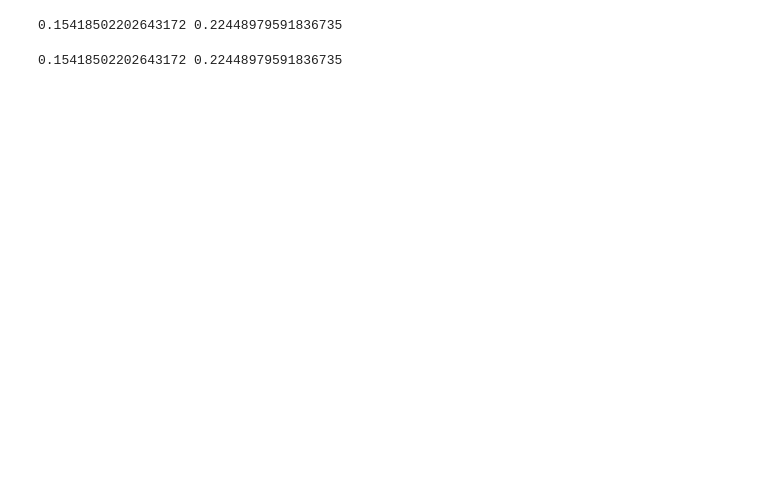
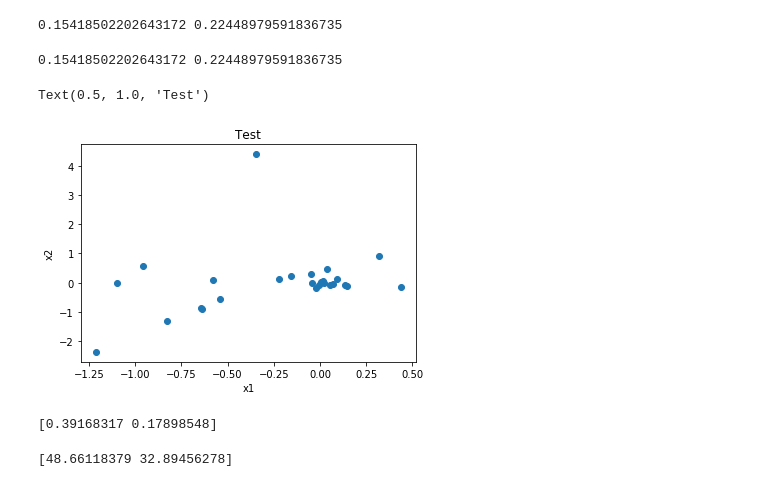
Before and after one commit to ZextarTFC/machine-learning, a Jupyter notebook: notebooks/Task1_10.10.2019.ipynb, the cells around one changed output. Drawn from its saved outputs; the diff is of its cells as text; code cells hidden in the pictures; blank space fills up the shorter version.

```diff
--- a/notebooks/Task1_10.10.2019.ipynb
+++ b/notebooks/Task1_10.10.2019.ipynb
@@ -531,0 +534,20 @@ print(err_train, err_test)
+# %%
+pca = PCA(n_components=2)
+# %%
+X_train_PCA = pca.fit_transform(X_train)
+# %%
+plt.plot(X_train_PCA[0], X_train_PCA[1], 'o')
+plt.xlabel('x1')
+plt.ylabel('x2')
+plt.title('Test')
+# %% [output]
+Text(0.5, 1.0, 'Test')
+[figure, added]
+# %%
+print(pca.explained_variance_ratio_)
+# %% [output]
+[0.39168317 0.17898548]
+# %%
+print(pca.singular_values_)
+# %% [output]
+[48.66118379 32.89456278]
```
Also changed, not shown: parts of 13 cells of this notebook.
